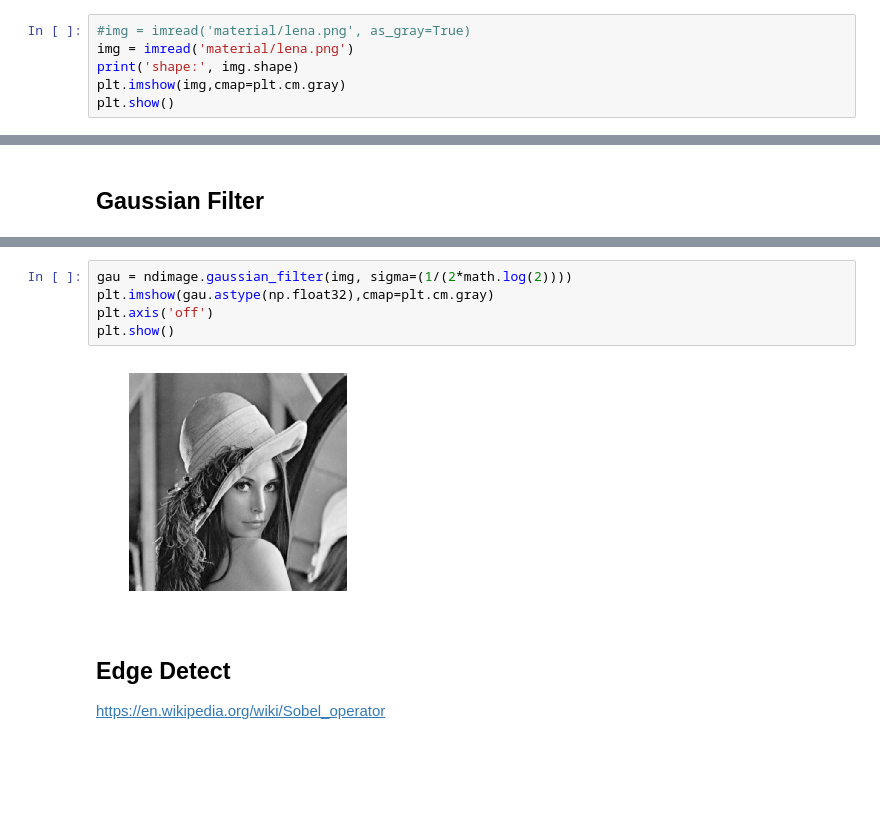
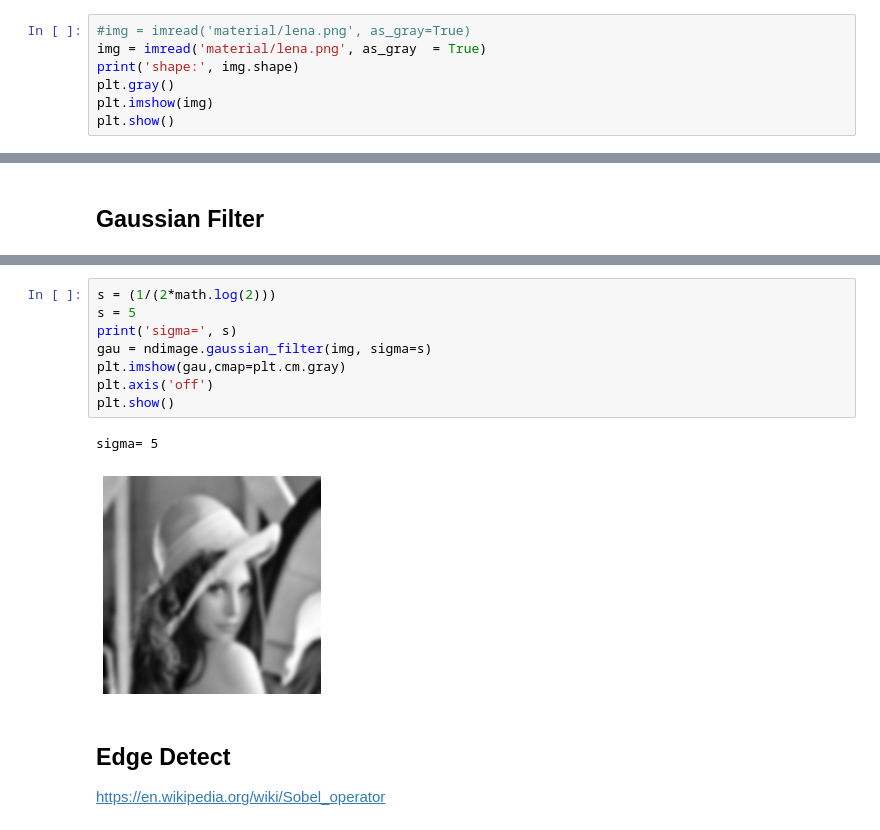
Before and after one commit to qa276390/DLCV-NTU-2020-FALL-HW1, a Jupyter notebook: Filter.ipynb, the cells around one changed output, grey strips where cells are left out. Saved outputs shown, nothing was run; the diff lists cells and outputs as text; blank space fills up the shorter version.

```diff
--- a/Filter.ipynb
+++ b/Filter.ipynb
@@ -6,9 +6,10 @@ from skimage.io import imread, imsave
 import math
 # %%
 #img = imread('material/lena.png', as_gray=True)
-img = imread('material/lena.png')
+img = imread('material/lena.png', as_gray  = True)
 print('shape:', img.shape)
-plt.imshow(img,cmap=plt.cm.gray)
+plt.gray()
+plt.imshow(img)
 plt.show()
 # %% [output]
 shape: (512, 512)
@@ -20,10 +23,14 @@ shape: (512, 512)
 # %%
-gau = ndimage.gaussian_filter(img, sigma=(1/(2*math.log(2))))
-plt.imshow(gau.astype(np.float32),cmap=plt.cm.gray)
+s = (1/(2*math.log(2)))
+s = 5
+print('sigma=', s)
+gau = ndimage.gaussian_filter(img, sigma=s)
+plt.imshow(gau,cmap=plt.cm.gray)
 plt.axis('off')
 plt.show()
 # %% [output]
+sigma= 5
-[figure, old version]
+[figure, new version]
 # %% [markdown]
 ## Edge Detect
 https://en.wikipedia.org/wiki/Sobel_operator
```
Also changed, not shown: parts of 9 cells of this notebook, 4 other files.
